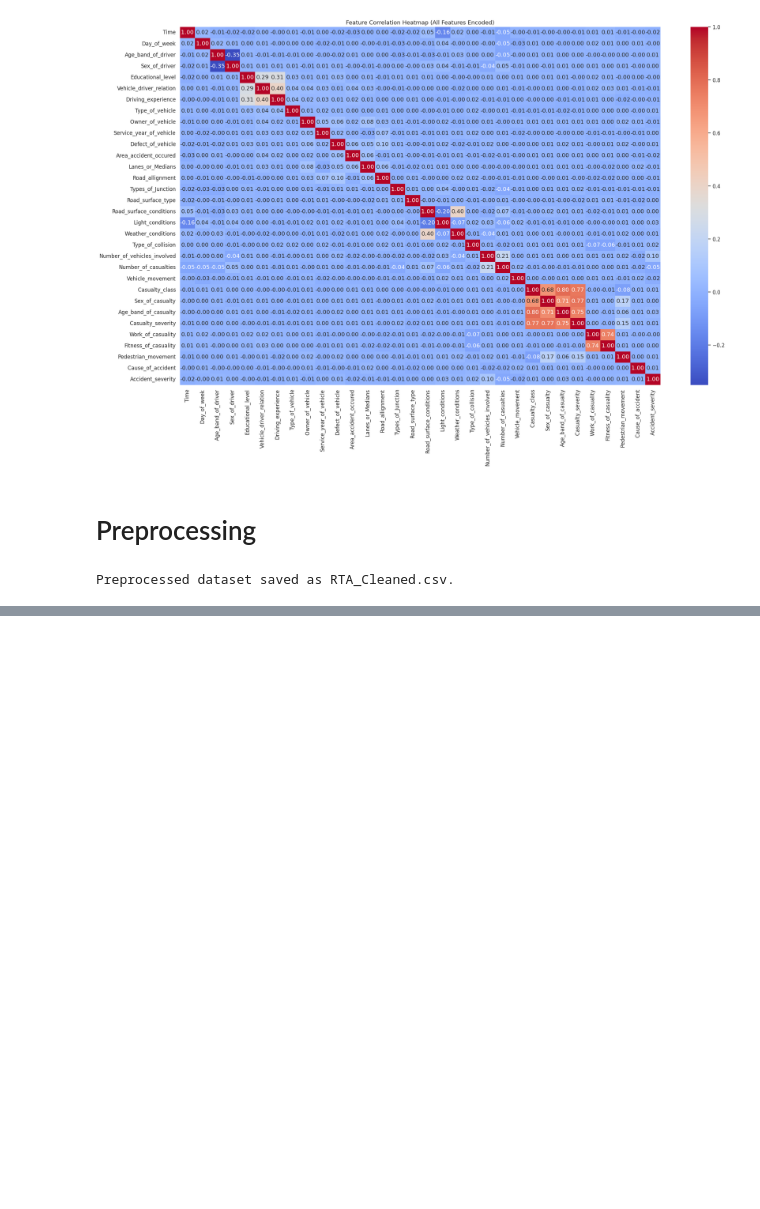
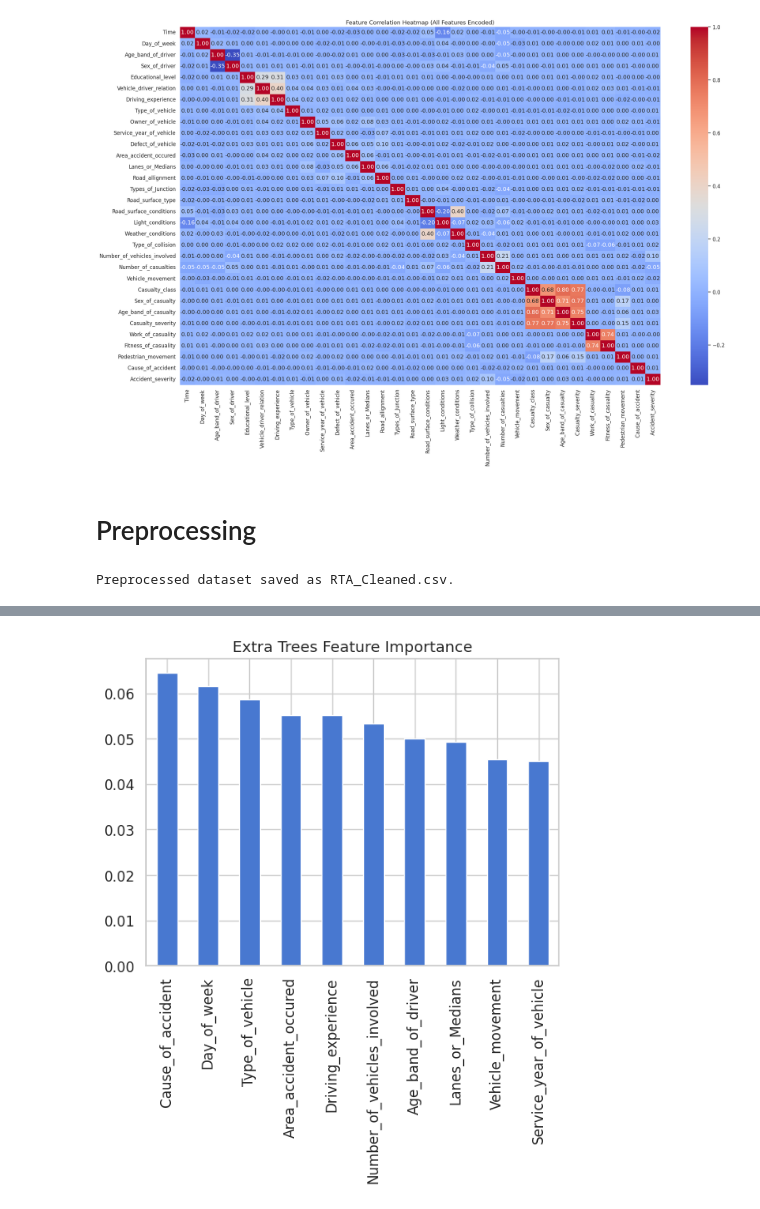
Before and after one commit to hadiaimran1090/Road-Traffic-Accidents, a Jupyter notebook: Road Traffic Accidents.ipynb, the cells around one changed output, grey strips where cells are left out. Saved outputs shown, nothing was run; the diff lists cells and outputs as text; code cells hidden in the pictures; blank space fills up the shorter version.

```diff
--- a/Road Traffic Accidents.ipynb
+++ b/Road Traffic Accidents.ipynb
@@ -174,0 +245,12 @@ Preprocessed dataset saved as RTA_Cleaned.csv.
+# %%
+#Extra Trees
+
+et = ExtraTreesClassifier()
+et.fit(X, y)
+
+et_importance = pd.Series(et.feature_importances_, index=X.columns)
+et_importance.sort_values(ascending=False).head(10).plot(kind='bar')
+plt.title("Extra Trees Feature Importance")
+plt.show()
+# %% [output]
+[figure, added]
```
Also changed, not shown: parts of 23 cells of this notebook.
